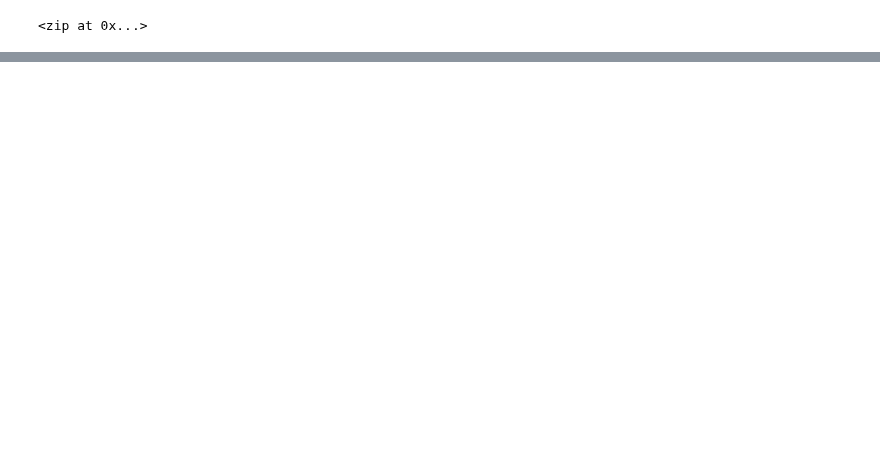
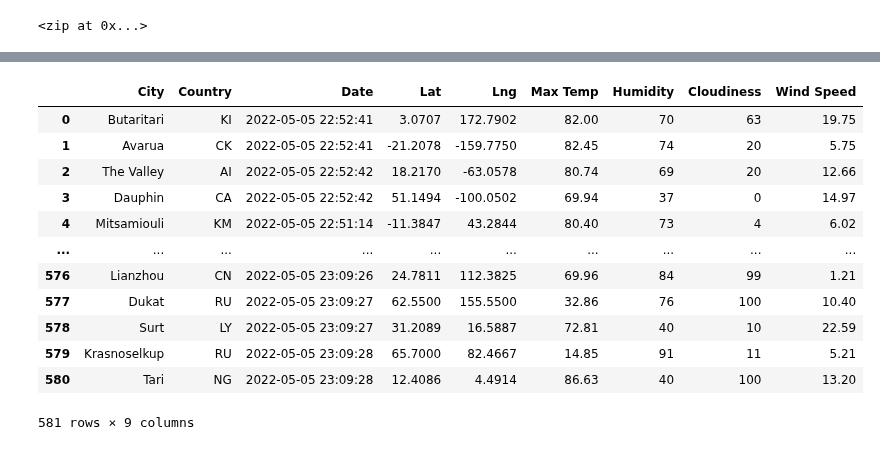
Before and after one commit to annarochav/World_Weather_Analysis, a Jupyter notebook: WeatherPy.ipynb, the cells around one changed output, grey strips where cells are left out. Cells and saved outputs as stored; diff of their text form; code cells hidden in the pictures; blank space fills up the shorter version.

```diff
--- a/WeatherPy.ipynb
+++ b/WeatherPy.ipynb
@@ -33,0 +40,4 @@ len(cities)
+# %%
+# Starting URL for Weather Map API Call.
+url = "http://api.openweathermap.org/data/2.5/weather?units=Imperial&APPID=" + weather_api_key
+print(url)
@@ -33,0 +50,10 @@ len(cities)
+# %%
+# Create an empty list to hold the weather data.
+city_data = []
+# Print the beginning of the logging.
+print("Beginning Data Retrieval     ")
+print("-----------------------------")
+
+# Create counters.
+record_count = 1
+set_count = 1
@@ -33,0 +133,4 @@ len(cities)
+# %%
+# Convert the array of dictionaries to a Pandas DataFrame.
+city_data_df = pd.DataFrame(city_data)
+city_data_df.head(10)
@@ -33,0 +149,23 @@ len(cities)
+# %%
+new_column_order= ['City','Country','Date','Lat','Lng','Max Temp','Humidity','Cloudiness','Wind Speed']
+city_data_df = city_data_df[new_column_order]
+city_data_df
+
+#THIS IS ANOTHER WAY TO CHANGE THE COLUMN ORDER!!!
+
+#new_column_order= city_data_df[['City','Country','Date','Lat','Lng','Max Temp','Humidity','Cloudiness','Wind Speed']]
+#new_column_order
+# %% [output]
+|  | City | Country | Date | Lat | Lng | Max Temp | Humidity | Cloudiness | Wind Speed |
+| 0 | Butaritari | KI | 2022-05-05 22:52:41 | 3.0707 | 172.7902 | 82.00 | 70 | 63 | 19.75 |
+| 1 | Avarua | CK | 2022-05-05 22:52:41 | -21.2078 | -159.7750 | 82.45 | 74 | 20 | 5.75 |
+| 2 | The Valley | AI | 2022-05-05 22:52:42 | 18.2170 | -63.0578 | 80.74 | 69 | 20 | 12.66 |
+| 3 | Dauphin | CA | 2022-05-05 22:52:42 | 51.1494 | -100.0502 | 69.94 | 37 | 0 | 14.97 |
+| 4 | Mitsamiouli | KM | 2022-05-05 22:51:14 | -11.3847 | 43.2844 | 80.40 | 73 | 4 | 6.02 |
+| ... | ... | ... | ... | ... | ... | ... | ... | ... | ... |
+| 576 | Lianzhou | CN | 2022-05-05 23:09:26 | 24.7811 | 112.3825 | 69.96 | 84 | 99 | 1.21 |
+| 577 | Dukat | RU | 2022-05-05 23:09:27 | 62.5500 | 155.5500 | 32.86 | 76 | 100 | 10.40 |
+| 578 | Surt | LY | 2022-05-05 23:09:27 | 31.2089 | 16.5887 | 72.81 | 40 | 10 | 22.59 |
+| 579 | Krasnoselkup | RU | 2022-05-05 23:09:28 | 65.7000 | 82.4667 | 14.85 | 91 | 11 | 5.21 |
+| 580 | Tari | NG | 2022-05-05 23:09:28 | 12.4086 | 4.4914 | 86.63 | 40 | 100 | 13.20 |
+581 rows × 9 columns
```
Also changed, not shown: parts of 10 cells of this notebook, 3 other files.
